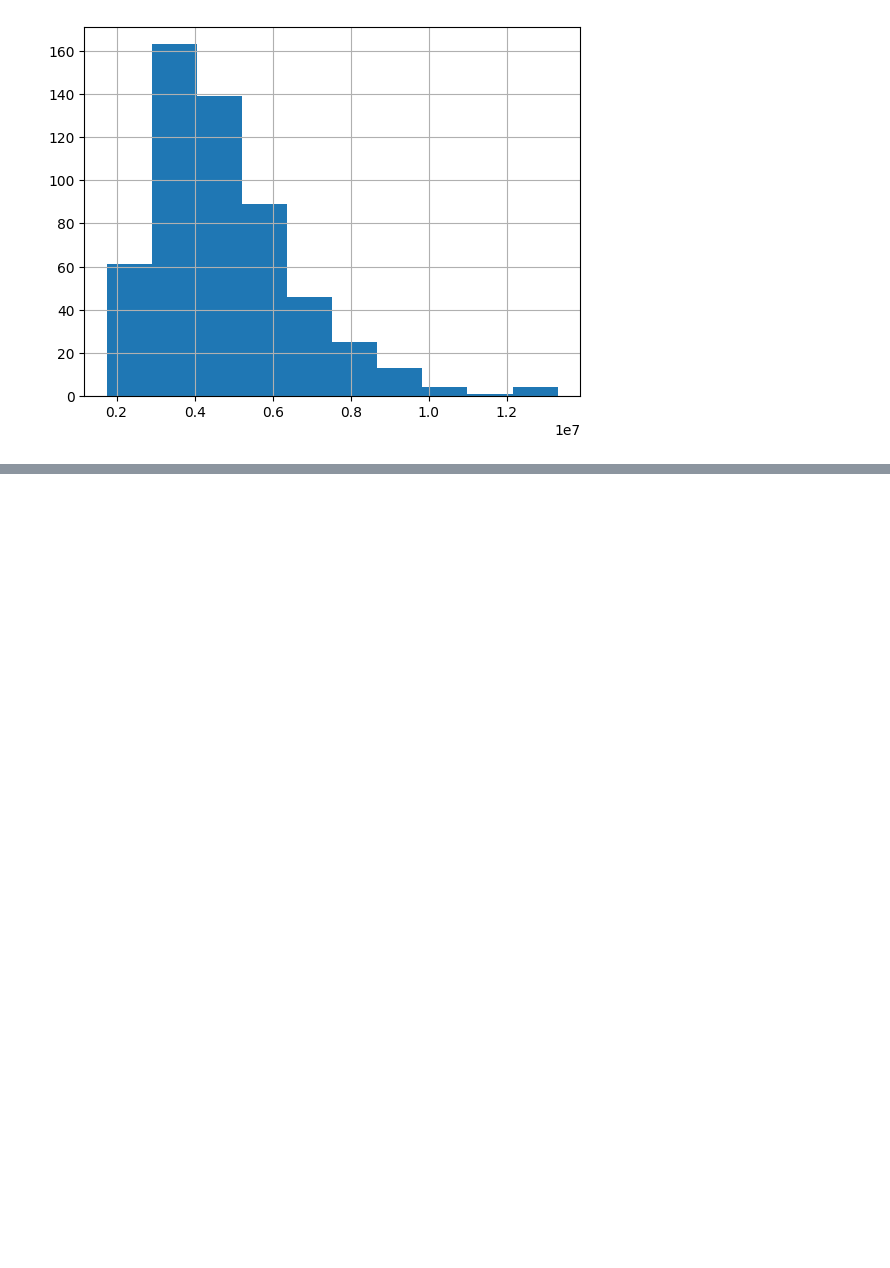
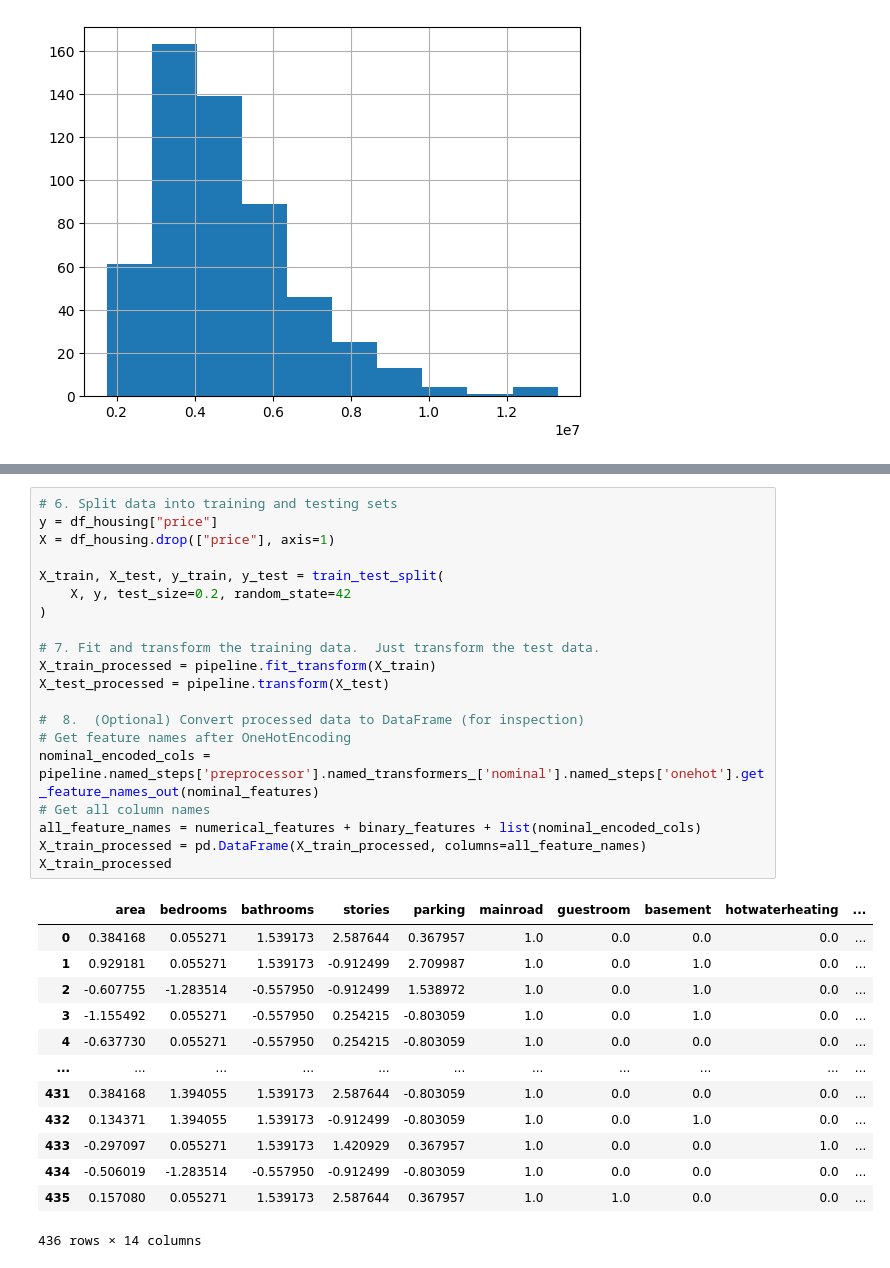
Before and after one commit to juan-c-s/house-price-predictor, a Jupyter notebook: src/house_price_predictor/data_eda/data_fetch.ipynb, the cells around one changed output, grey strips where cells are left out. Drawn from its saved outputs; the diff is of its cells as text; blank space fills up the shorter version.

```diff
--- a/src/house_price_predictor/data_eda/data_fetch.ipynb
+++ b/src/house_price_predictor/data_eda/data_fetch.ipynb
@@ -41,0 +109,34 @@ df_housing["price"].hist()
+# %%
+# 6. Split data into training and testing sets
+y = df_housing["price"]
+X = df_housing.drop(["price"], axis=1)
+
+X_train, X_test, y_train, y_test = train_test_split(
+    X, y, test_size=0.2, random_state=42
+)
+
+# 7. Fit and transform the training data.  Just transform the test data.
+X_train_processed = pipeline.fit_transform(X_train)
+X_test_processed = pipeline.transform(X_test)
+
+#  8.  (Optional) Convert processed data to DataFrame (for inspection)
+# Get feature names after OneHotEncoding
+nominal_encoded_cols = pipeline.named_steps['preprocessor'].named_transformers_['nominal'].named_steps['onehot'].get_feature_names_out(nominal_features)
+# Get all column names
+all_feature_names = numerical_features + binary_features + list(nominal_encoded_cols)
+X_train_processed = pd.DataFrame(X_train_processed, columns=all_feature_names)
+X_train_processed
+# %% [output]
+|  | area | bedrooms | bathrooms | stories | parking | mainroad | guestroom | basement | hotwaterheating | ... |
+| 0 | 0.384168 | 0.055271 | 1.539173 | 2.587644 | 0.367957 | 1.0 | 0.0 | 0.0 | 0.0 | ... |
+| 1 | 0.929181 | 0.055271 | 1.539173 | -0.912499 | 2.709987 | 1.0 | 0.0 | 1.0 | 0.0 | ... |
+| 2 | -0.607755 | -1.283514 | -0.557950 | -0.912499 | 1.538972 | 1.0 | 0.0 | 1.0 | 0.0 | ... |
+| 3 | -1.155492 | 0.055271 | -0.557950 | 0.254215 | -0.803059 | 1.0 | 0.0 | 1.0 | 0.0 | ... |
+| 4 | -0.637730 | 0.055271 | -0.557950 | 0.254215 | -0.803059 | 1.0 | 0.0 | 0.0 | 0.0 | ... |
+| ... | ... | ... | ... | ... | ... | ... | ... | ... | ... | ... |
+| 431 | 0.384168 | 1.394055 | 1.539173 | 2.587644 | -0.803059 | 1.0 | 0.0 | 0.0 | 0.0 | ... |
+| 432 | 0.134371 | 1.394055 | 1.539173 | -0.912499 | -0.803059 | 1.0 | 0.0 | 1.0 | 0.0 | ... |
+| 433 | -0.297097 | 0.055271 | 1.539173 | 1.420929 | 0.367957 | 1.0 | 0.0 | 0.0 | 1.0 | ... |
+| 434 | -0.506019 | -1.283514 | -0.557950 | -0.912499 | -0.803059 | 1.0 | 0.0 | 0.0 | 0.0 | ... |
+| 435 | 0.157080 | 0.055271 | 1.539173 | 2.587644 | 0.367957 | 1.0 | 1.0 | 0.0 | 0.0 | ... |
+436 rows × 14 columns
```
Also changed, not shown: parts of 3 cells of this notebook, 2 other files.
